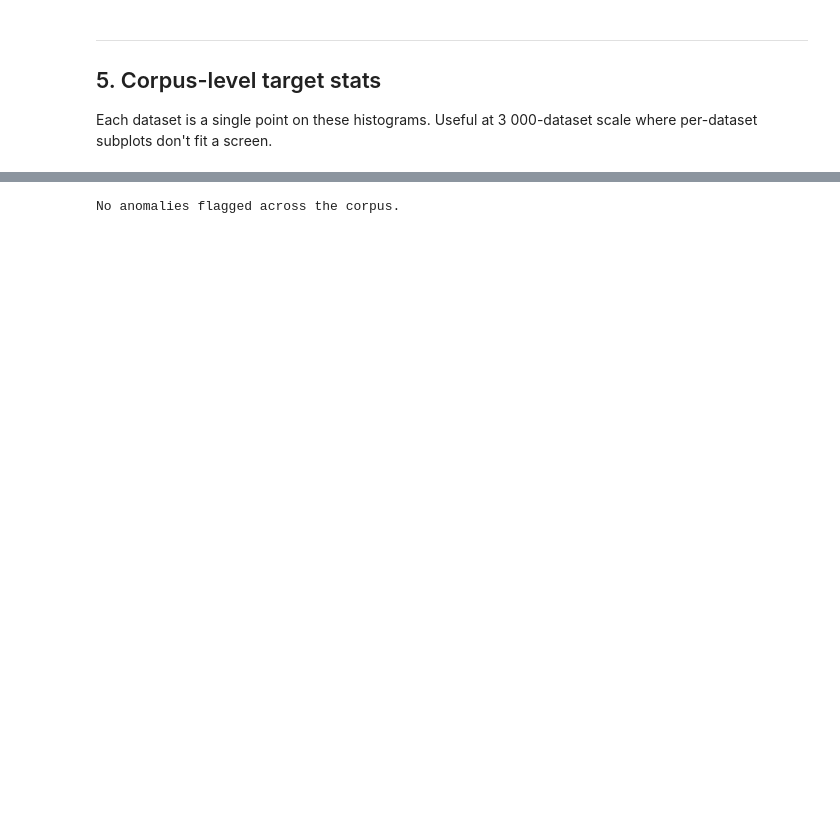
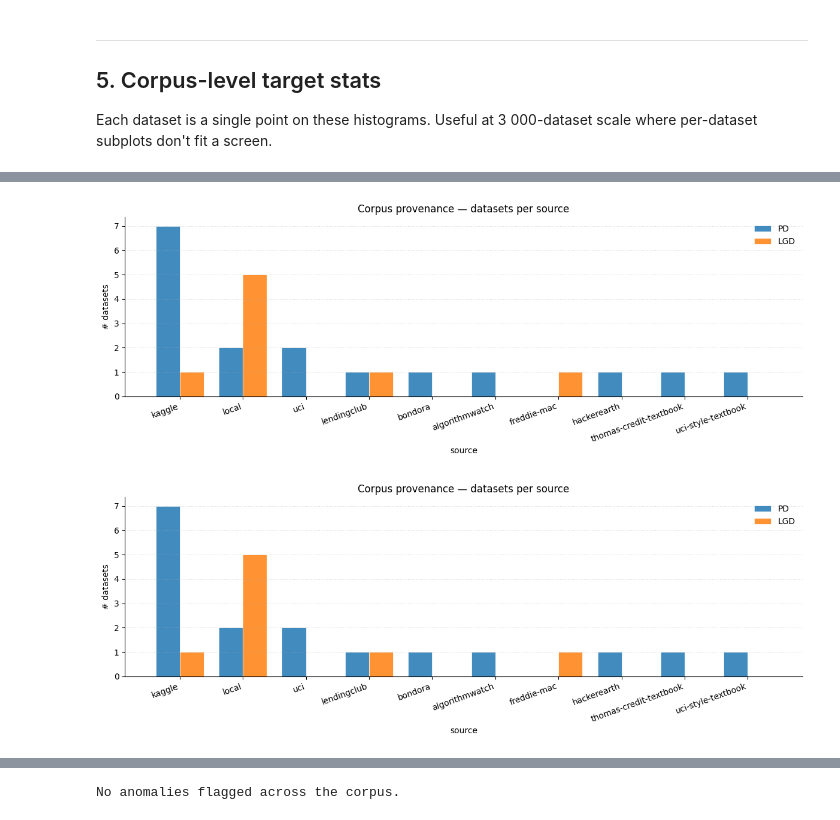
Before and after one commit to andreasgoethals/CreditPFN, a Jupyter notebook: notebooks/0.0. raw_data_exploration.ipynb, the cells around one changed output, grey strips where cells are left out. Saved outputs shown, nothing was run; the diff lists cells and outputs as text; code cells hidden in the pictures; blank space fills up the shorter version.

```diff
--- a/notebooks/0.0. raw_data_exploration.ipynb
+++ b/notebooks/0.0. raw_data_exploration.ipynb
@@ -164,0 +185,5 @@ sink.save(plot_target_mean_distribution_lgd(), '07_target_mean_distribution_lgd'
+# %%
+sink.save(plot_source_breakdown(), '08_source_breakdown')
+# %% [output]
+[figure, added]
+[figure, added]
```
Also changed, not shown: parts of 11 cells of this notebook, 37 other files.
